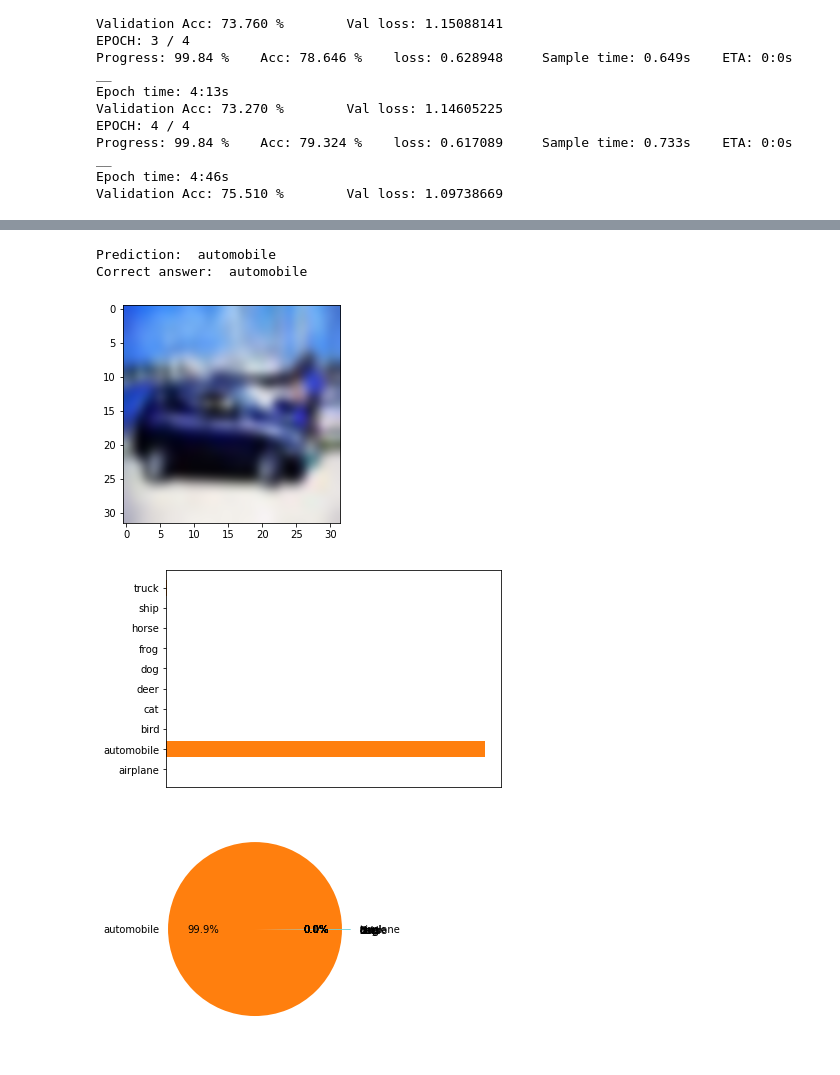
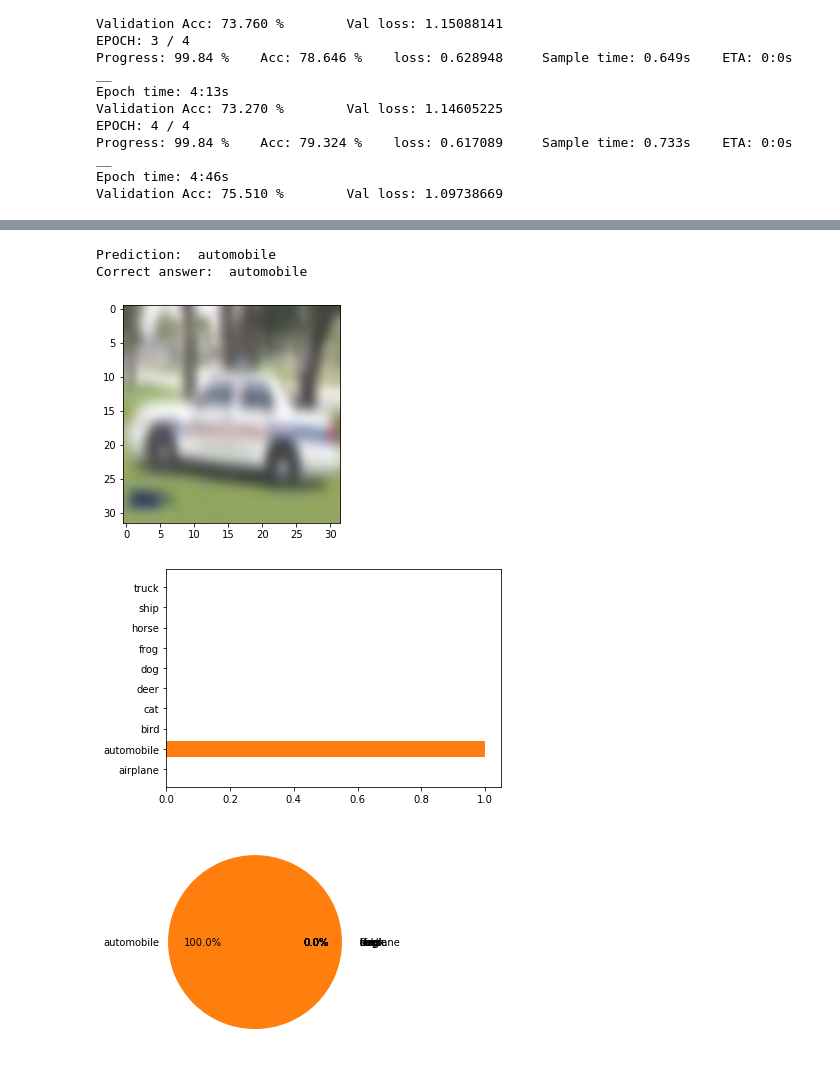
Before and after one commit to ShivamShrirao/dnn_from_scratch, a Jupyter notebook: cifar.ipynb, the cells around one changed output, grey strips where cells are left out. Drawn from its saved outputs; the diff is of its cells as text; code cells hidden in the pictures.

```diff
--- a/cifar.ipynb
+++ b/cifar.ipynb
@@ -283,29 +333,29 @@ model.save_weights("cifar.dump")
 # %%
 ck=np.random.randint(0,10000)
 # inp,y_inp=dt.batch_gen(size=1,ck=ck)
 inp = dt.test_images[ck:ck+1].reshape(-1,32,32,3)
 y_inp = dt.test_labels[ck:ck+1]
 logits=model.predict(inp)
 ans=logits.argmax(axis=1)
 cor=y_inp.argmax(axis=1)
 logits=logits[0]
 print("Prediction: ",dt.names[int(ans[0])],"\nCorrect answer: ",dt.names[int(cor[0])])
 plt.imshow(inp[0],interpolation='bicubic')
 plt.show()
 plt.barh(range(len(logits)),logits,color='#ff7f0e')
 plt.yticks(range(len(logits)),dt.names)
-plt.xticks([])
+# plt.xticks([])
 plt.show()
 explode=np.zeros(10)
 explode[ans]=0.1
 plt.pie(logits,labels=dt.names,autopct='%1.1f%%',explode=explode)
 plt.show()
 # %% [output]
 Prediction:  automobile
 Correct answer:  automobile
-[figure, old version]
+[figure, new version]
-[figure, old version]
+[figure, new version]
-[figure, old version]
+[figure, new version]
 # %%
 fig, ax = plt.subplots(nrows=5,ncols=5,figsize=[10,10])
 fig.patch.set_facecolor('white')
```
Also changed, not shown: parts of 12 cells of this notebook, 7 other files.
